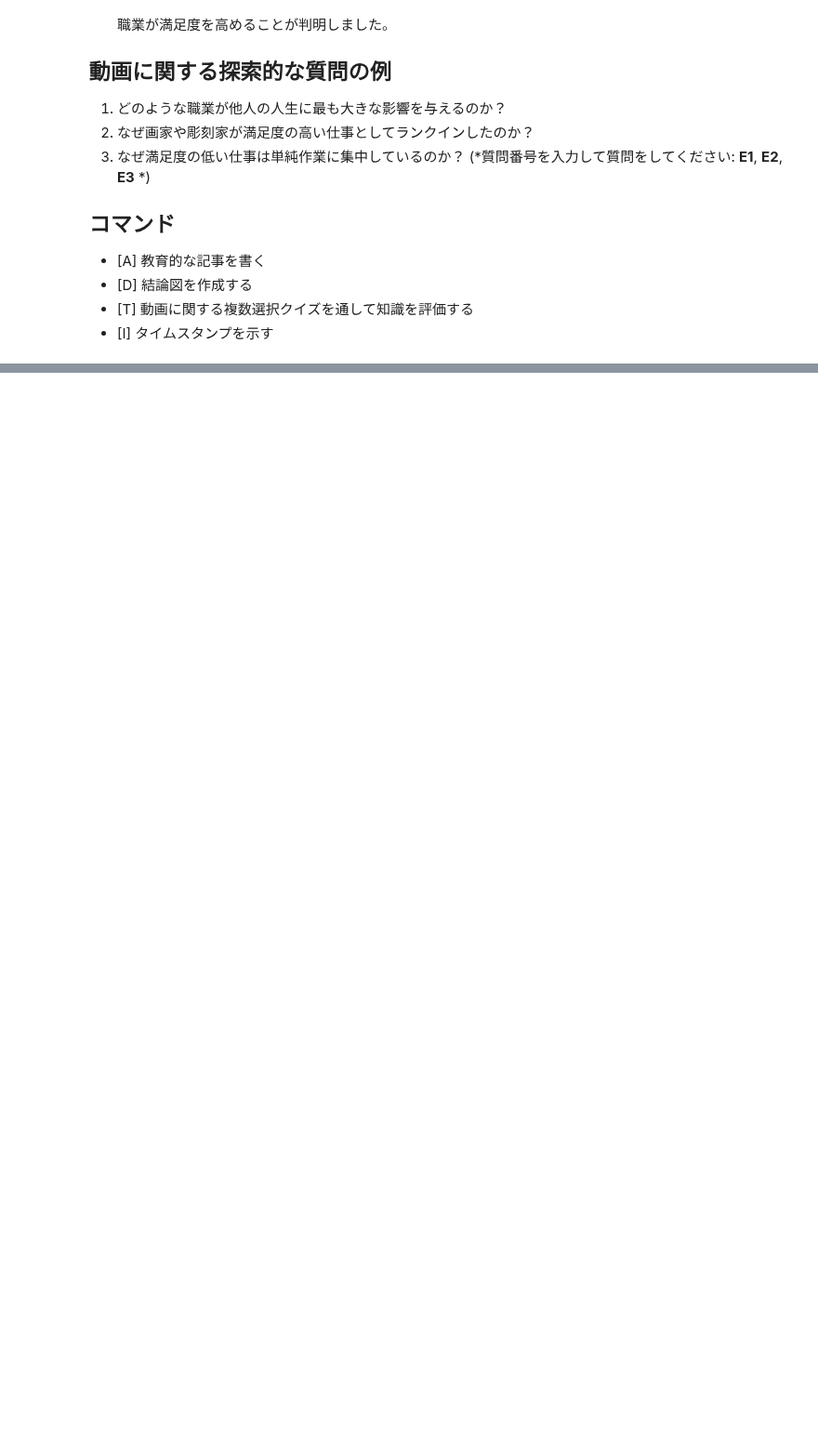
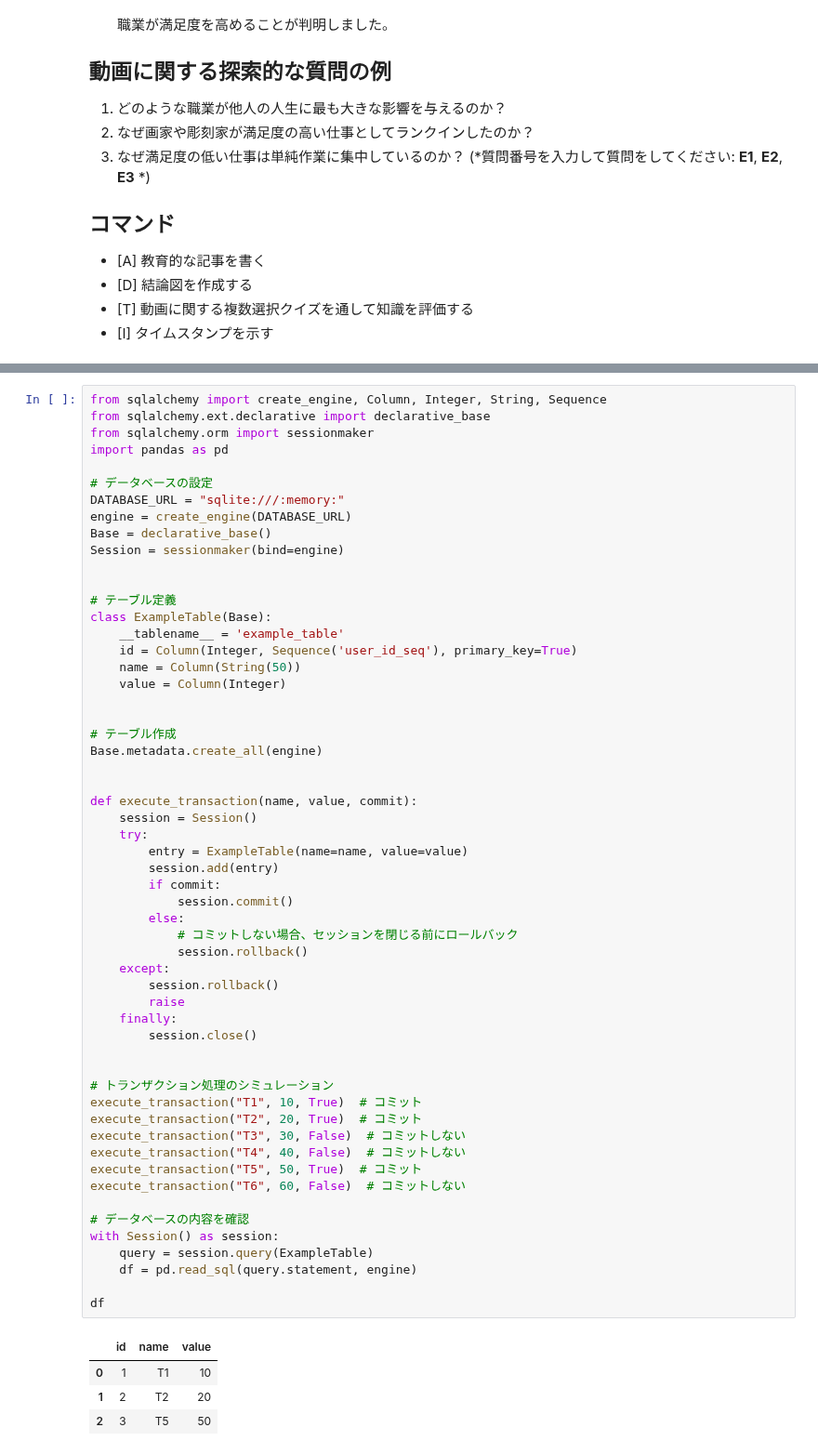
Before and after one commit to phonon-py/DatabaseSpecialistStudy, a Jupyter notebook: main_v2.ipynb, the cells around one changed output, grey strips where cells are left out. Shown at 93% size. Cells and saved outputs as stored; diff of their text form; blank space fills up the shorter version.

```diff
--- a/main_v2.ipynb
+++ b/main_v2.ipynb
@@ -2359,0 +2733,61 @@ print(result)
+# %%
+from sqlalchemy import create_engine, Column, Integer, String, Sequence
+from sqlalchemy.ext.declarative import declarative_base
+from sqlalchemy.orm import sessionmaker
+import pandas as pd
+
+# データベースの設定
+DATABASE_URL = "sqlite:///:memory:"
+engine = create_engine(DATABASE_URL)
+Base = declarative_base()
+Session = sessionmaker(bind=engine)
+
+
+# テーブル定義
+class ExampleTable(Base):
+    __tablename__ = 'example_table'
+    id = Column(Integer, Sequence('user_id_seq'), primary_key=True)
+    name = Column(String(50))
+    value = Column(Integer)
+
+
+# テーブル作成
+Base.metadata.create_all(engine)
+
+
+def execute_transaction(name, value, commit):
+    session = Session()
+    try:
+        entry = ExampleTable(name=name, value=value)
+        session.add(entry)
+        if commit:
+            session.commit()
+        else:
+            # コミットしない場合、セッションを閉じる前にロールバック
+            session.rollback()
+    except:
+        session.rollback()
+        raise
+    finally:
+        session.close()
+
+
+# トランザクション処理のシミュレーション
+execute_transaction("T1", 10, True)  # コミット
+execute_transaction("T2", 20, True)  # コミット
+execute_transaction("T3", 30, False)  # コミットしない
+execute_transaction("T4", 40, False)  # コミットしない
+execute_transaction("T5", 50, True)  # コミット
+execute_transaction("T6", 60, False)  # コミットしない
+
+# データベースの内容を確認
+with Session() as session:
+    query = session.query(ExampleTable)
+    df = pd.read_sql(query.statement, engine)
+
+df
+# %% [output]
+|  | id | name | value |
+| 0 | 1 | T1 | 10 |
+| 1 | 2 | T2 | 20 |
+| 2 | 3 | T5 | 50 |
```
Also changed, not shown: parts of 16 cells of this notebook, 2 other files.
